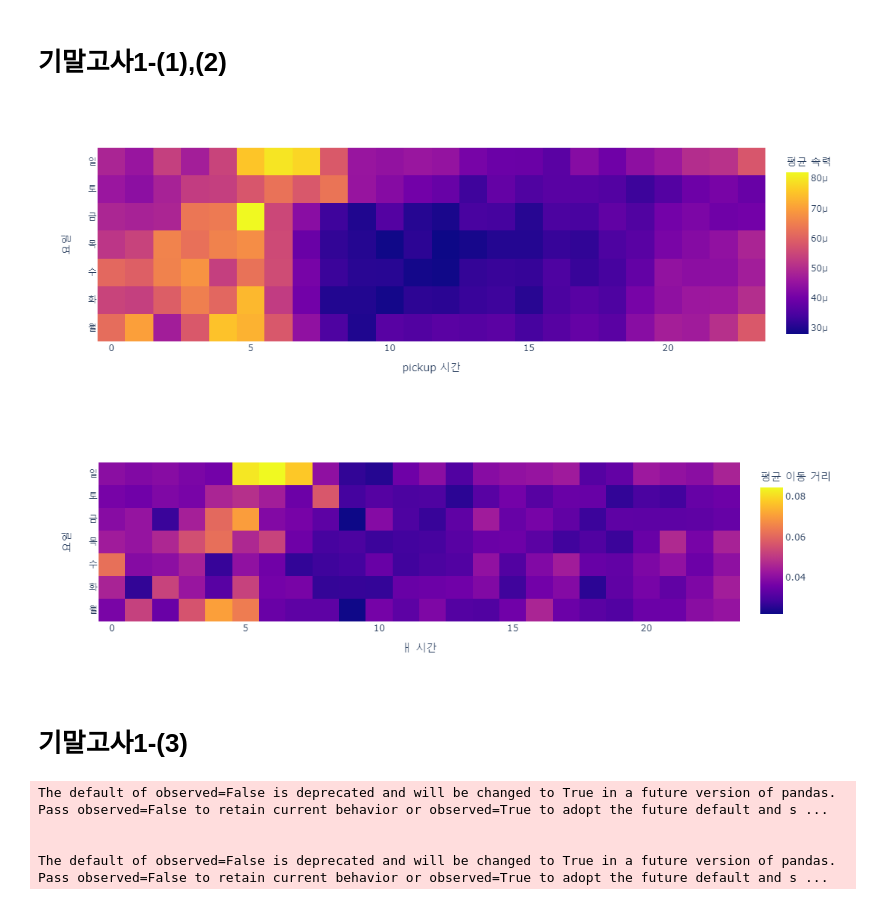
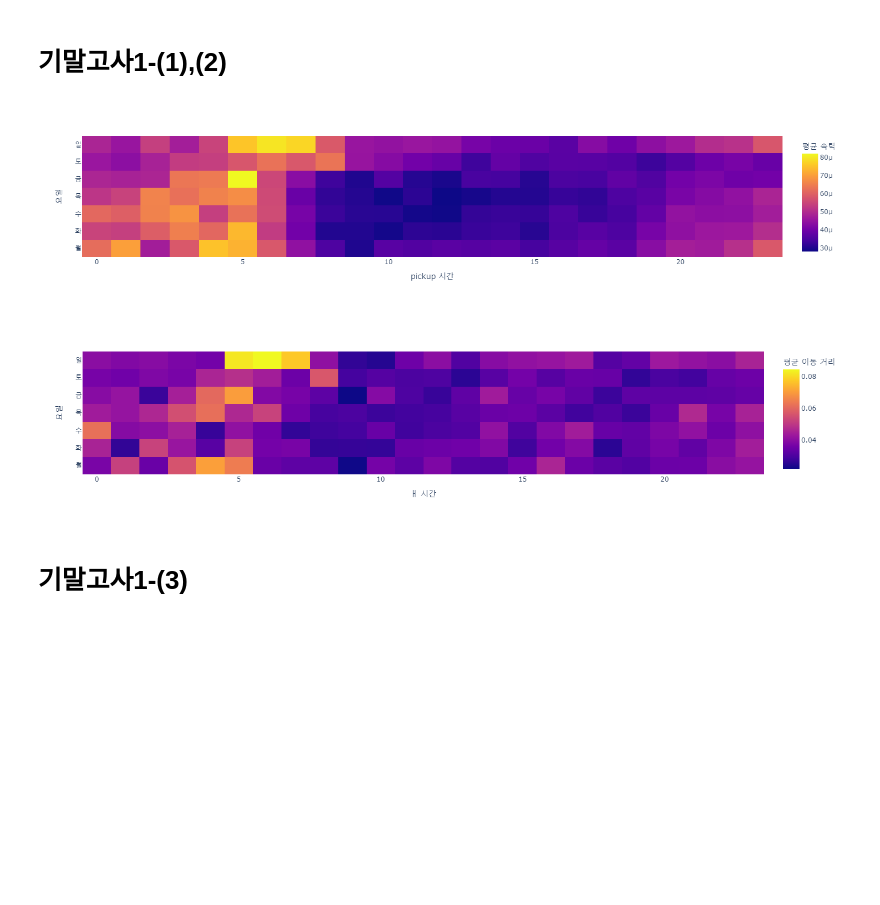
Before and after one commit to eunchan123/eunchan, a Jupyter notebook: Untitled.ipynb, the cells around one changed output. Saved outputs shown, nothing was run; the diff lists cells and outputs as text; code cells hidden in the pictures; blank space fills up the shorter version.

```diff
--- a/Untitled.ipynb
+++ b/Untitled.ipynb
@@ -3,9 +3,6 @@ import numpy as np
 import pandas as pd
 import plotly.express as px
 import plotly.io as pio
-# %%
-pd.options.plotting.backend = "plotly"
-pio.templates.default = "plotly_white"
 # %%
 df = pd.read_csv("https://raw.githubusercontent.com/guebin/DV2023/main/posts/NYCTaxi.csv").assign(
     log_trip_duration = lambda df: np.log(df.trip_duration),
@@ -53,69 +50,27 @@ fig1.update_layout(
 )
 fig1.show()
 # %% [output]
-[figure, old version]
+[figure, new version]
 # %%
 tidydata_dist = df.groupby(['pickup_hour', 'dayofweek']).dist.mean().reset_index()
 tidydata_dist['dayofweek'] = tidydata_dist['dayofweek'].map({0:'월', 1:'화', 2:'수', 3:'목', 4:'금', 5:'토', 6:'일'})
 fig_dist = px.density_heatmap(
     data_frame=tidydata_dist,
     x='pickup_hour',
     y='dayofweek',
     z='dist',
     nbinsx=24,
     nbinsy=7,
     height=350
 )
 fig_dist.update_layout(
-    xaxis_title='ㅐ 시간',
+    xaxis_title='pickup 시간',
     yaxis_title='요일',
     coloraxis_colorbar_title='평균 이동 거리'
 )
 fig_dist.show()
 # %% [output]
-[figure, old version]
+[figure, new version]
 # %% [markdown]
 # 기말고사1-(3)
-# %%
-pcol = ['pickup_datetime', 'pickup_longitude', 'pickup_latitude', 'pickup_hour']
-dcol = ['dropoff_datetime', 'dropoff_longitude', 'dropoff_latitude', 'dropoff_hour']
-def transform(df):
-    pickup = df.loc[:, ['id']+pcol].set_axis(['id', 'datetime', 'longitude', 'latitude', 'hour'], axis=1).assign(type='pickup')
-    dropoff = df.loc[:, ['id']+dcol].set_axis(['id', 'datetime', 'longitude', 'latitude', 'hour'], axis=1).assign(type='dropoff')
-    return pd.concat([pickup, dropoff], axis=0)
-df_left = df_small.drop(pcol+dcol, axis=1)
-df_right = pd.concat([transform(df) for i, df in df_small.groupby('id')]).reset_index(drop=True)
-df_small2 = df_left.merge(df_right)
-tidydata_speed = df_small2.assign(speed_cut=pd.qcut(df_small2['speed'], 4, labels=['매우느림','조금느림','조금빠름','매우빠름'])).sort_values('speed_cut')
-fig3 = px.line_mapbox(
-    data_frame=tidydata_speed,
-    lat='latitude',
-    lon='longitude',
-    line_group='id',
-    color='speed_cut',
-    center={'lat': 40.7322, 'lon': -73.9052},
-    mapbox_style='carto-positron',
-    zoom=10,
-    width=750,
-    height=600
-)
-scatter_data = px.scatter_mapbox(
-    data_frame=tidydata_speed,
-    lat='latitude',
-    lon='longitude',
-    size='passenger_count',
-    size_max=10,
-    color='speed_cut',
-    mapbox_style='carto-positron',
-    zoom=10,
-    width=750,
-    height=600
-).data
-for sd in scatter_data:
-    fig3.add_trace(sd)
-# %% [output]
-The default of observed=False is deprecated and will be changed to True in a future version of pandas. Pass observed=False to retain current behavior or observed=True to adopt the future default and s ...
-
-
-The default of observed=False is deprecated and will be changed to True in a future version of pandas. Pass observed=False to retain current behavior or observed=True to adopt the future default and s ...
 # %%
```
Also changed, not shown: parts of 1 cell of this notebook.
